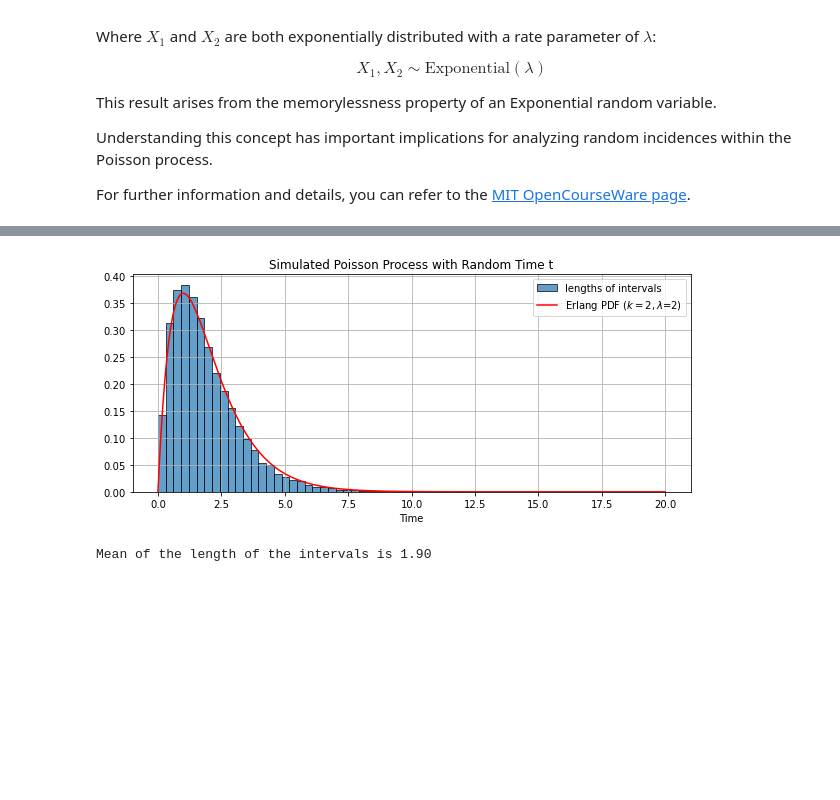
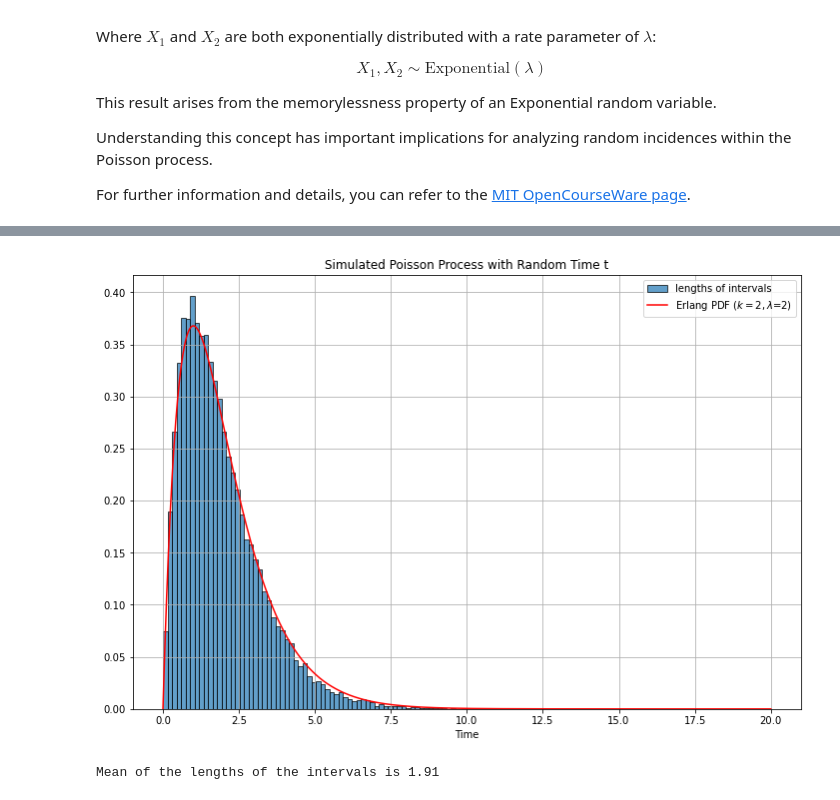
Before and after one commit to p1xckha/python-snippets, a Jupyter notebook: numpy/random_incidence_in_poisson_process.ipynb, the cells around one changed output, grey strips where cells are left out. Cells and saved outputs as stored; diff of their text form; code cells hidden in the pictures; blank space fills up the shorter version.

```diff
--- a/numpy/random_incidence_in_poisson_process.ipynb
+++ b/numpy/random_incidence_in_poisson_process.ipynb
@@ -92,36 +92,36 @@ for _ in range(30000):
     if interval_idx == 0:
         interval_length = event_times[0]
     elif interval_idx >= len(event_times):
         interval_length = total_time - event_times[-1]
     else:
         interval_length = event_times[interval_idx] - event_times[interval_idx - 1]
 
     interval_lengths.append(interval_length)
 
 # Create a figure
-fig, ax = plt.subplots(figsize=(10, 4))
+fig, ax = plt.subplots(figsize=(12, 8))
 
 # Plot the event times
-ax.hist(interval_lengths, bins=40, edgecolor='black', alpha=0.7, density=True, label='lengths of intervals')
+ax.hist(interval_lengths, bins=80, edgecolor='black', alpha=0.7, density=True, label='lengths of intervals')
 
 # Generate data points for the Erlang distribution
 k = 2
 x = np.linspace(0, total_time, 1000)
 pdf_erlang = gamma.pdf(x, a=k, scale=1/lambda_rate)
 
 # Plot the PDF of Erlang(2, 2)
 ax.plot(x, pdf_erlang, color='red', label='Erlang PDF ($k=2,\lambda$=2)')
 
 ax.set_xlabel('Time')
 ax.set_title('Simulated Poisson Process with Random Time t')
 ax.legend(loc='upper right')
 ax.grid(True)
 
 # Display the plot
 plt.show()
 
-# Print the length of the interval where 't' is
-print(f"Mean of the length of the intervals is {np.mean(interval_lengths):.2f}")
+# Print the Mean of the lengths of the intervals
+print(f"Mean of the lengths of the intervals is {np.mean(interval_lengths):.2f}")
 # %% [output]
-[figure, old version]
+[figure, new version]
-Mean of the length of the intervals is 1.90
+Mean of the lengths of the intervals is 1.91
```
Also changed, not shown: parts of 1 cell of this notebook.
